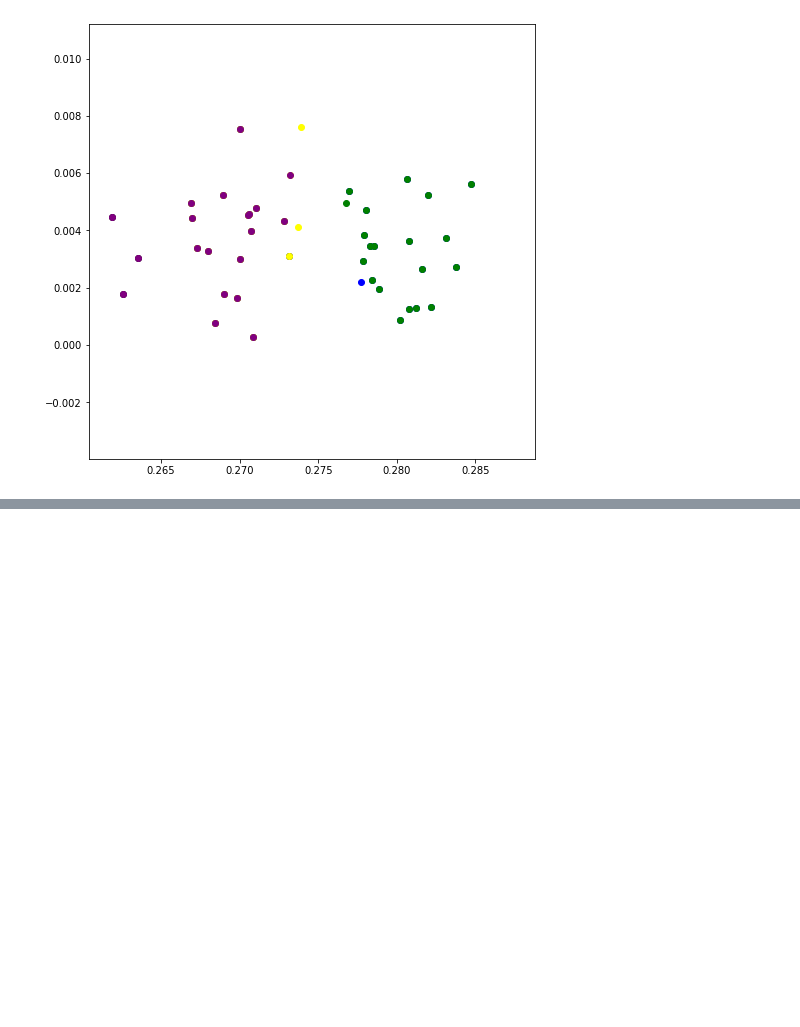
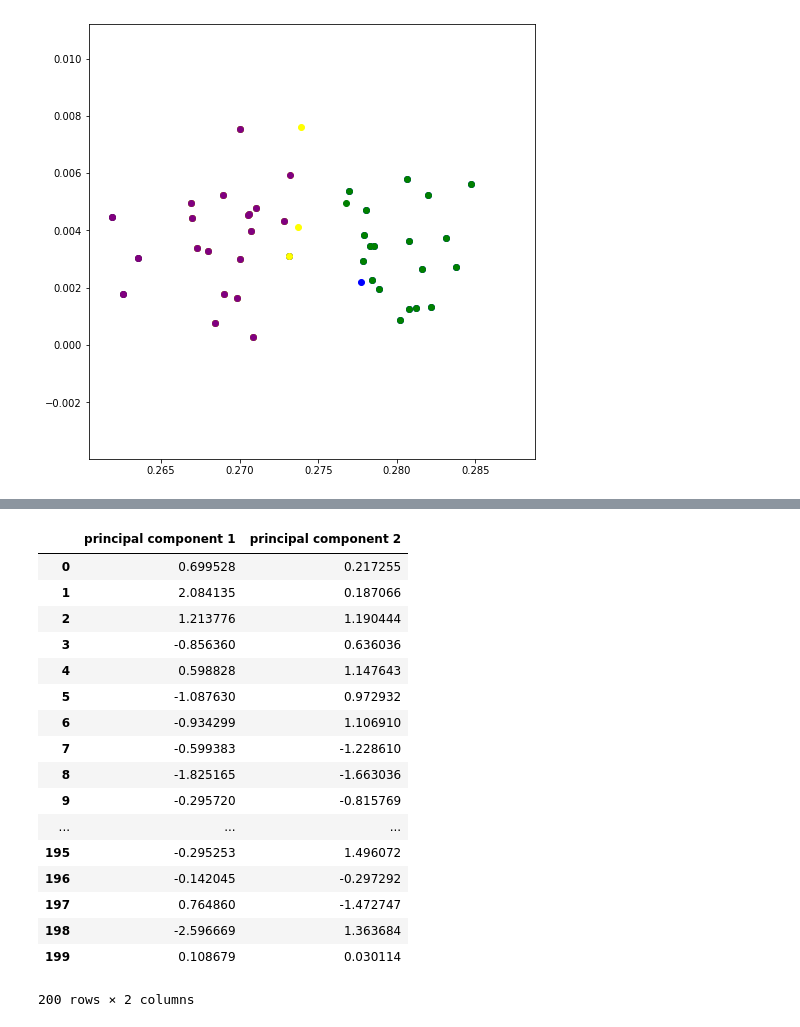
Before and after one commit to harryhht08/498P, a Jupyter notebook: Kmedoids/Untitled.ipynb, the cells around one changed output, grey strips where cells are left out. Cells and saved outputs as stored; diff of their text form; code cells hidden in the pictures; blank space fills up the shorter version.

```diff
--- a/Kmedoids/Untitled.ipynb
+++ b/Kmedoids/Untitled.ipynb
@@ -140,0 +189,21 @@ plt.show()
+# %%
+principalDf
+# %% [output]
+|  | principal component 1 | principal component 2 |
+| 0 | 0.699528 | 0.217255 |
+| 1 | 2.084135 | 0.187066 |
+| 2 | 1.213776 | 1.190444 |
+| 3 | -0.856360 | 0.636036 |
+| 4 | 0.598828 | 1.147643 |
+| 5 | -1.087630 | 0.972932 |
+| 6 | -0.934299 | 1.106910 |
+| 7 | -0.599383 | -1.228610 |
+| 8 | -1.825165 | -1.663036 |
+| 9 | -0.295720 | -0.815769 |
+| ... | ... | ... |
+| 195 | -0.295253 | 1.496072 |
+| 196 | -0.142045 | -0.297292 |
+| 197 | 0.764860 | -1.472747 |
+| 198 | -2.596669 | 1.363684 |
+| 199 | 0.108679 | 0.030114 |
+200 rows × 2 columns
```
Also changed, not shown: parts of 10 cells of this notebook, 2 other files.
